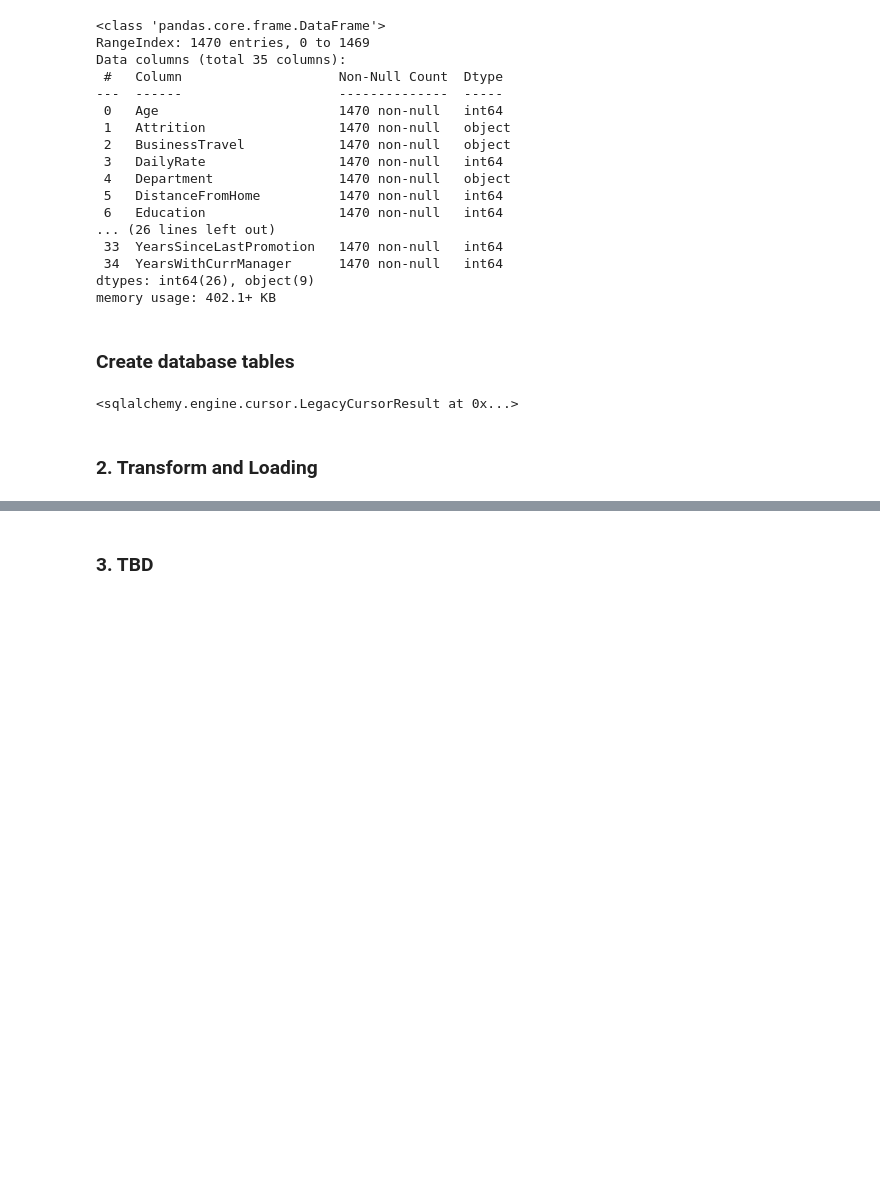
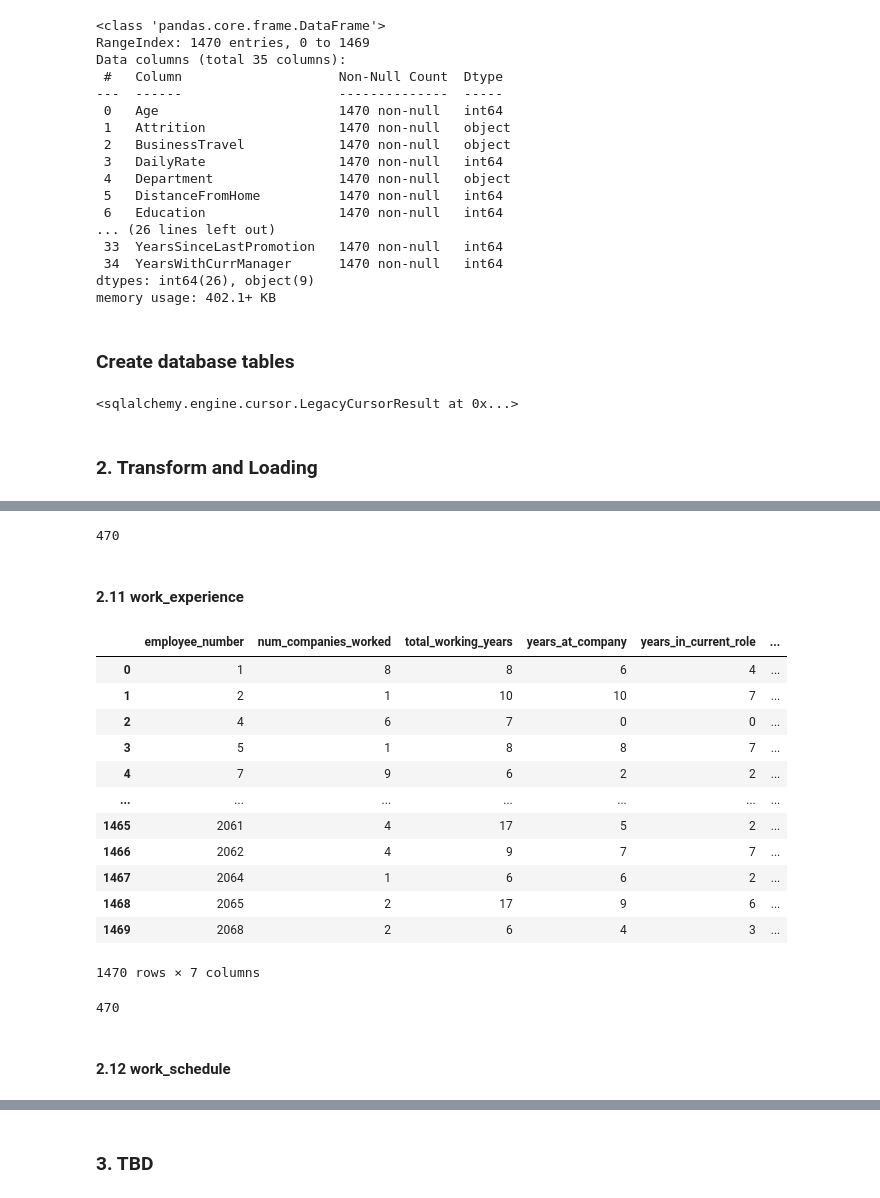
Before and after one commit to XiangdongWang3/hr-etl-pipeline, a Jupyter notebook: M.S. of AA/APAN 5310 SQL/5310_Project/5310_ETL.ipynb, the cells around one changed output, grey strips where cells are left out. Drawn from its saved outputs; the diff is of its cells as text; code cells hidden in the pictures; blank space fills up the shorter version.

```diff
--- a/M.S. of AA/APAN 5310 SQL/5310_Project/5310_ETL.ipynb
+++ b/M.S. of AA/APAN 5310 SQL/5310_Project/5310_ETL.ipynb
@@ -188,0 +524,54 @@ connection.execute(stmt)
+# %%
+satisfaction_df.to_sql(
+    name='satisfaction',
+    con=engine,
+    if_exists='append',
+    index=False
+)
+# %% [output]
+470
+# %% [markdown]
+#### 2.11 work_experience
+# %%
+work_experience_df = df[['EmployeeNumber', 'NumCompaniesWorked', 'TotalWorkingYears',
+                         'YearsAtCompany', 'YearsInCurrentRole',
+                         'YearsSinceLastPromotion',
+                         'YearsWithCurrManager']].copy()
+
+
+work_experience_df = work_experience_df.rename(columns={
+    'EmployeeNumber': 'employee_number',
+    'NumCompaniesWorked': 'num_companies_worked',
+    'TotalWorkingYears': 'total_working_years',
+    'YearsAtCompany': 'years_at_company',
+    'YearsInCurrentRole': 'years_in_current_role',
+    'YearsSinceLastPromotion': 'years_since_last_promotion',
+    'YearsWithCurrManager': 'years_with_curr_manager'
+})
+
+work_experience_df
+# %% [output]
+|  | employee_number | num_companies_worked | total_working_years | years_at_company | years_in_current_role | ... |
+| 0 | 1 | 8 | 8 | 6 | 4 | ... |
+| 1 | 2 | 1 | 10 | 10 | 7 | ... |
+| 2 | 4 | 6 | 7 | 0 | 0 | ... |
+| 3 | 5 | 1 | 8 | 8 | 7 | ... |
+| 4 | 7 | 9 | 6 | 2 | 2 | ... |
+| ... | ... | ... | ... | ... | ... | ... |
+| 1465 | 2061 | 4 | 17 | 5 | 2 | ... |
+| 1466 | 2062 | 4 | 9 | 7 | 7 | ... |
+| 1467 | 2064 | 1 | 6 | 6 | 2 | ... |
+| 1468 | 2065 | 2 | 17 | 9 | 6 | ... |
+| 1469 | 2068 | 2 | 6 | 4 | 3 | ... |
+1470 rows × 7 columns
+# %%
+work_experience_df.to_sql(
+    name='work_experience',
+    con=engine,
+    if_exists='append',
+    index=False
+)
+# %% [output]
+470
+# %% [markdown]
+#### 2.12 work_schedule
```
Also changed, not shown: parts of 39 cells of this notebook.
